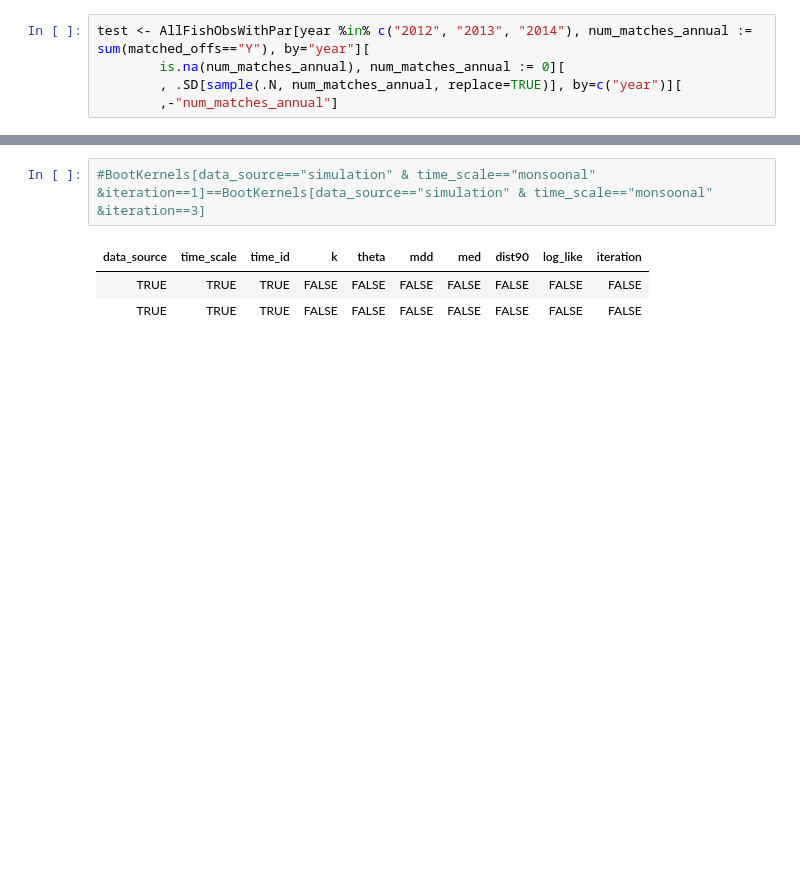
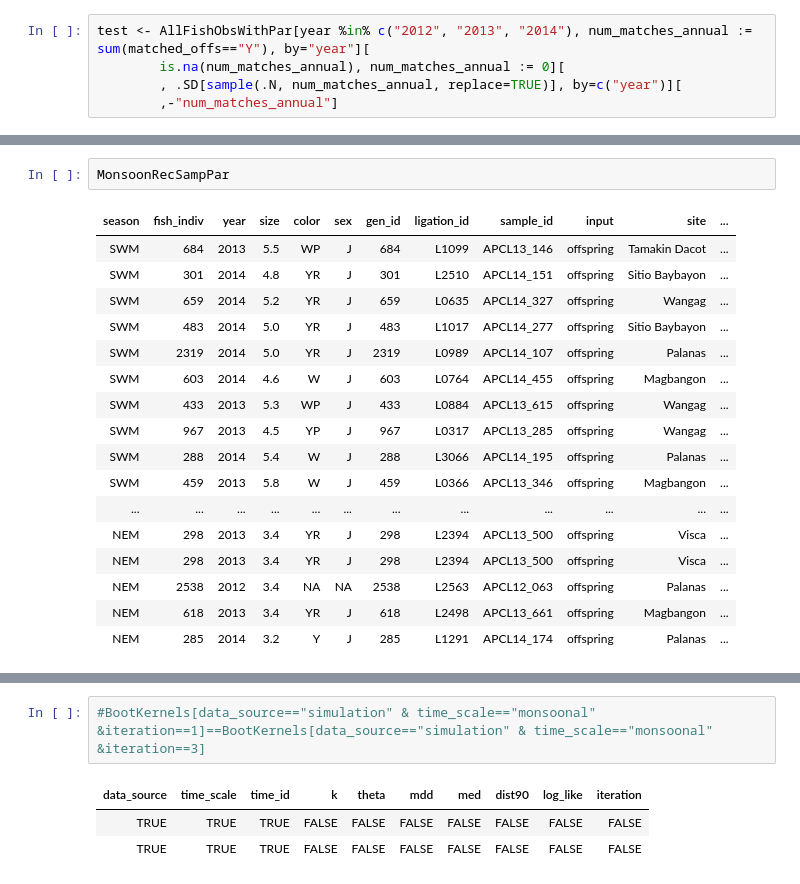
Before and after one commit to pinskylab/CamotesROMS, a Jupyter notebook: notebooks/format_data.ipynb, the cells around one changed output, grey strips where cells are left out. Saved outputs shown, nothing was run; the diff lists cells and outputs as text; blank space fills up the shorter version.

```diff
--- a/notebooks/format_data.ipynb
+++ b/notebooks/format_data.ipynb
@@ -150,0 +120,20 @@ test <- AllFishObsWithPar[year %in% c("2012", "2013", "2014"), num_matches_annua
+# %%
+MonsoonRecSampPar
+# %% [output]
+| season | fish_indiv | year | size | color | sex | gen_id | ligation_id | sample_id | input | site | ... |
+| SWM | 684 | 2013 | 5.5 | WP | J | 684 | L1099 | APCL13_146 | offspring | Tamakin Dacot | ... |
+| SWM | 301 | 2014 | 4.8 | YR | J | 301 | L2510 | APCL14_151 | offspring | Sitio Baybayon | ... |
+| SWM | 659 | 2014 | 5.2 | YR | J | 659 | L0635 | APCL14_327 | offspring | Wangag | ... |
+| SWM | 483 | 2014 | 5.0 | YR | J | 483 | L1017 | APCL14_277 | offspring | Sitio Baybayon | ... |
+| SWM | 2319 | 2014 | 5.0 | YR | J | 2319 | L0989 | APCL14_107 | offspring | Palanas | ... |
+| SWM | 603 | 2014 | 4.6 | W | J | 603 | L0764 | APCL14_455 | offspring | Magbangon | ... |
+| SWM | 433 | 2013 | 5.3 | WP | J | 433 | L0884 | APCL13_615 | offspring | Wangag | ... |
+| SWM | 967 | 2013 | 4.5 | YP | J | 967 | L0317 | APCL13_285 | offspring | Wangag | ... |
+| SWM | 288 | 2014 | 5.4 | W | J | 288 | L3066 | APCL14_195 | offspring | Palanas | ... |
+| SWM | 459 | 2013 | 5.8 | W | J | 459 | L0366 | APCL13_346 | offspring | Magbangon | ... |
+| ... | ... | ... | ... | ... | ... | ... | ... | ... | ... | ... | ... |
+| NEM | 298 | 2013 | 3.4 | YR | J | 298 | L2394 | APCL13_500 | offspring | Visca | ... |
+| NEM | 298 | 2013 | 3.4 | YR | J | 298 | L2394 | APCL13_500 | offspring | Visca | ... |
+| NEM | 2538 | 2012 | 3.4 | NA | NA | 2538 | L2563 | APCL12_063 | offspring | Palanas | ... |
+| NEM | 618 | 2013 | 3.4 | YR | J | 618 | L2498 | APCL13_661 | offspring | Magbangon | ... |
+| NEM | 285 | 2014 | 3.2 | Y | J | 285 | L1291 | APCL14_174 | offspring | Palanas | ... |
```
Also changed, not shown: parts of 9 cells of this notebook.
